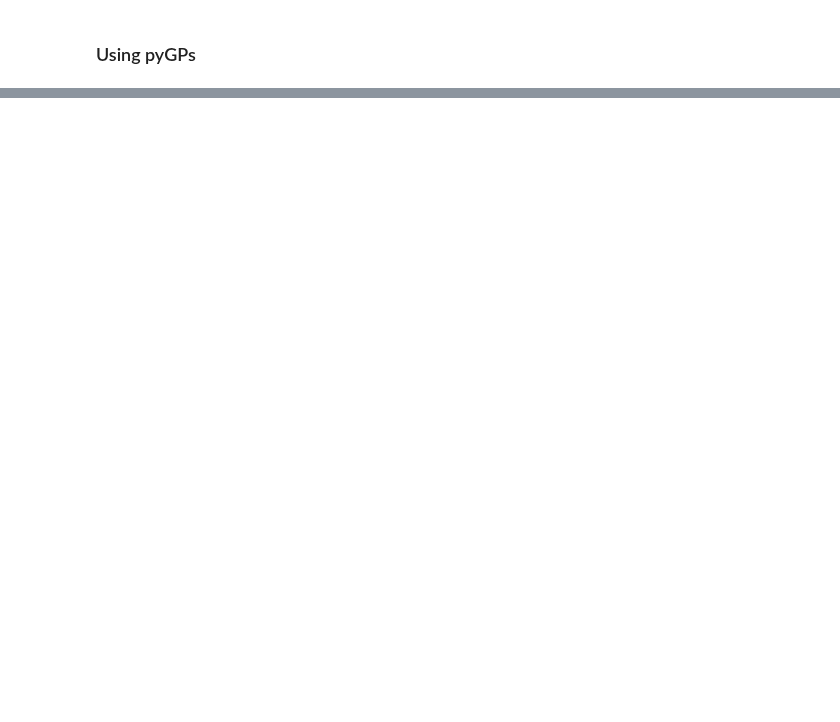
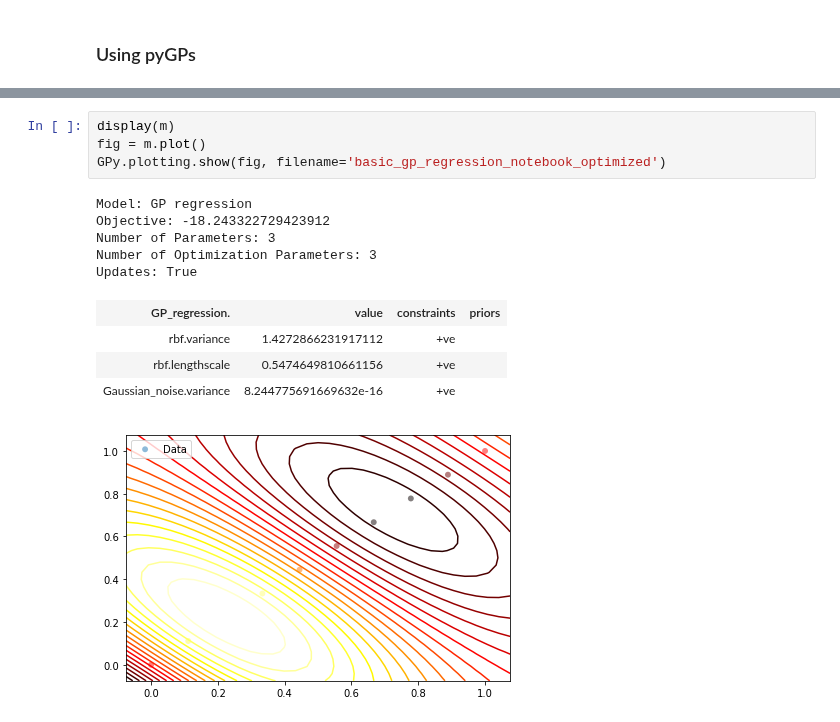
Before and after one commit to ratnania/mlhiphy, a Jupyter notebook: heat_eqn.ipynb, the cells around one changed output, grey strips where cells are left out. Cells and saved outputs as stored; diff of their text form; blank space fills up the shorter version.

```diff
--- a/heat_eqn.ipynb
+++ b/heat_eqn.ipynb
@@ -138,0 +198,15 @@ Number of line searches 40
+# %%
+display(m)
+fig = m.plot()
+GPy.plotting.show(fig, filename='basic_gp_regression_notebook_optimized')
+# %% [output]
+Model: GP regression
+Objective: -18.243322729423912
+Number of Parameters: 3
+Number of Optimization Parameters: 3
+Updates: True
+| GP_regression. | value | constraints | priors |
+| rbf.variance | 1.4272866231917112 | +ve |  |
+| rbf.lengthscale | 0.5474649810661156 | +ve |  |
+| Gaussian_noise.variance | 8.244775691669632e-16 | +ve |  |
+[figure, added]
```
Also changed, not shown: parts of 12 cells of this notebook, 2 other files.
